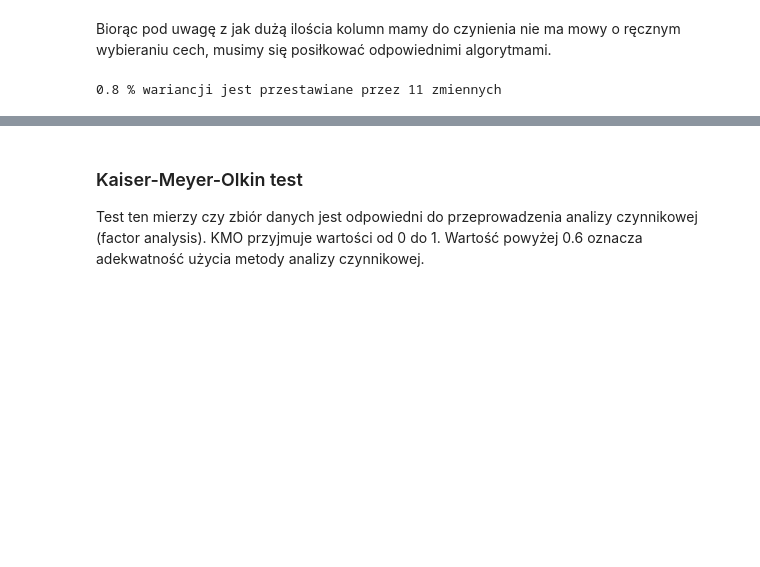
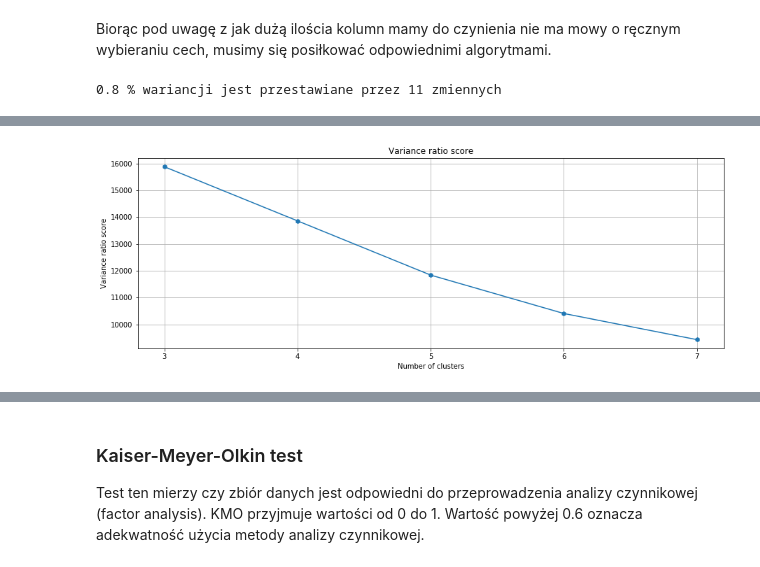
Before and after one commit to okcze/WUM-project-1, a Jupyter notebook: Projekt2/Feature_engineering_piotr.ipynb, the cells around one changed output, grey strips where cells are left out. Cells and saved outputs as stored; diff of their text form; code cells hidden in the pictures; blank space fills up the shorter version.

```diff
--- a/Projekt2/Feature_engineering_piotr.ipynb
+++ b/Projekt2/Feature_engineering_piotr.ipynb
@@ -13,3 +14,32 @@ from sklearn.metrics import silhouette_score
+# %%
+
+def plot_k_scores(k_vec, result, xlab, ylab, title):
+    """Wizualizacja dowolnej miary względem dowolnego wektora k."""
+    plt.plot(k_vec, result, marker='h')
+    plt.xticks(np.arange(min(k_vec), max(k_vec)+1, 2))
+    plt.title(title)
+    plt.xlabel(xlab)
+    plt.ylabel(ylab)
+    plt.show()
+
+def find_best_k(df, k_vec):
+    scr = score_kmeans(df, k_vec)
+    plot_k_scores(k_vec, scr, "k", "wcss", "Poszukiwanie optymalnego 'k'")
+
+def plot_scor(df,metric,title):
+    scors = []
+    for k in range(3,8):
+        kmean = KMeans(k)
+        label = kmean.fit_predict(df)
+        scor = metric(df,label)
+        scors.append(scor)
+    fig = plt.figure(figsize=(15, 5))
+    plt.plot(range(3, 8), scors,marker='h')
+    plt.xticks(np.arange(3,8,1))
+    plt.grid(True)
+    plt.title(title)
+    plt.xlabel('Number of clusters')
+    plt.ylabel('Variance ratio score')
 # %% [markdown]
 # Wczytanie danych
 # %%
@@ -120,0 +120,4 @@ Całkiem dobry wynik dla k=3.
+# %%
+plot_scor(df_pca,calinski_harabasz_score,'Variance ratio score')
+# %% [output]
+[figure, added]
```
Also changed, not shown: parts of 52 cells of this notebook.
